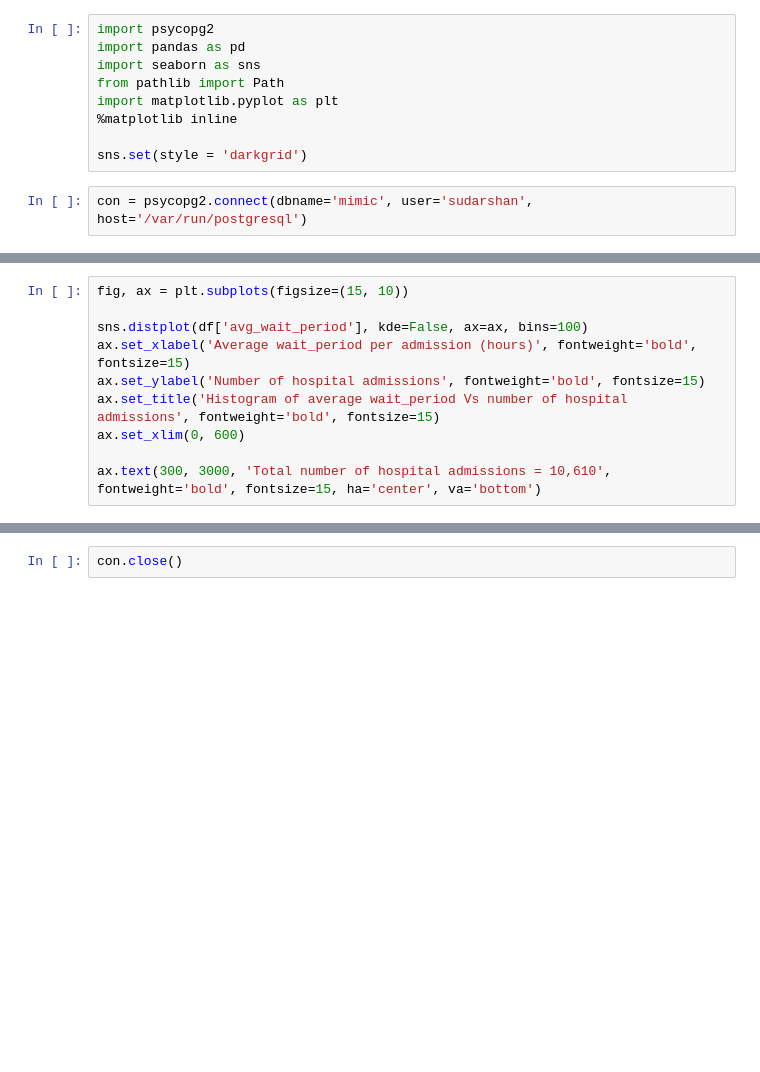
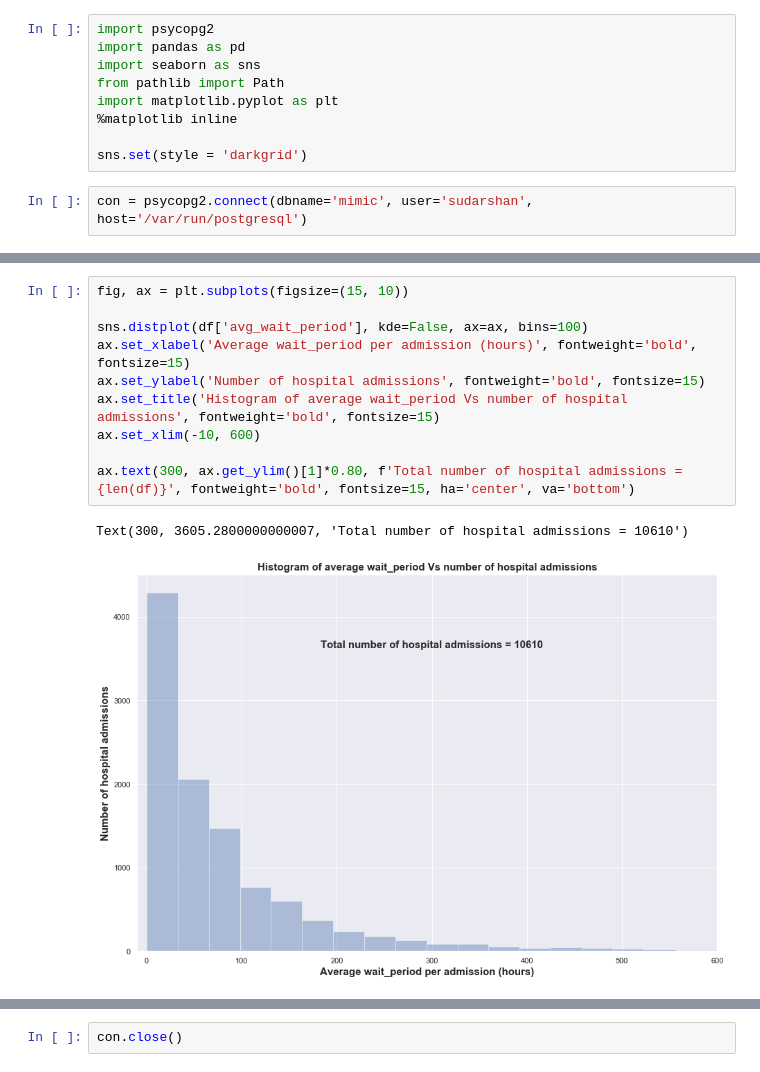
Before and after one commit to sudarshan85/mimic_extraction, a Jupyter notebook: data_stats.ipynb, the cells around one changed output, grey strips where cells are left out. Drawn from its saved outputs; the diff is of its cells as text; blank space fills up the shorter version.

```diff
--- a/data_stats.ipynb
+++ b/data_stats.ipynb
@@ -143,13 +105,16 @@ df['avg_wait_period'].min(), df['avg_wait_period'].mean(), df['avg_wait_period']
 # %%
 fig, ax = plt.subplots(figsize=(15, 10))
 
 sns.distplot(df['avg_wait_period'], kde=False, ax=ax, bins=100)
 ax.set_xlabel('Average wait_period per admission (hours)', fontweight='bold', fontsize=15)
 ax.set_ylabel('Number of hospital admissions', fontweight='bold', fontsize=15)
 ax.set_title('Histogram of average wait_period Vs number of hospital admissions', fontweight='bold', fontsize=15)
-ax.set_xlim(0, 600)
+ax.set_xlim(-10, 600)
 
-ax.text(300, 3000, 'Total number of hospital admissions = 10,610', fontweight='bold', fontsize=15, ha='center', va='bottom')
+ax.text(300, ax.get_ylim()[1]*0.80, f'Total number of hospital admissions = {len(df)}', fontweight='bold', fontsize=15, ha='center', va='bottom')
+# %% [output]
+Text(300, 3605.2800000000007, 'Total number of hospital admissions = 10610')
+[figure, added]
 # %%
 query = """
 with test as (select subject_id, count(distinct hadm_id) as n_adms from data group by subject_id order by subject_id) select n_adms, count(*) from test group by n_adms order by n_adms;
```
Also changed, not shown: parts of 18 cells of this notebook, 1 other file.
